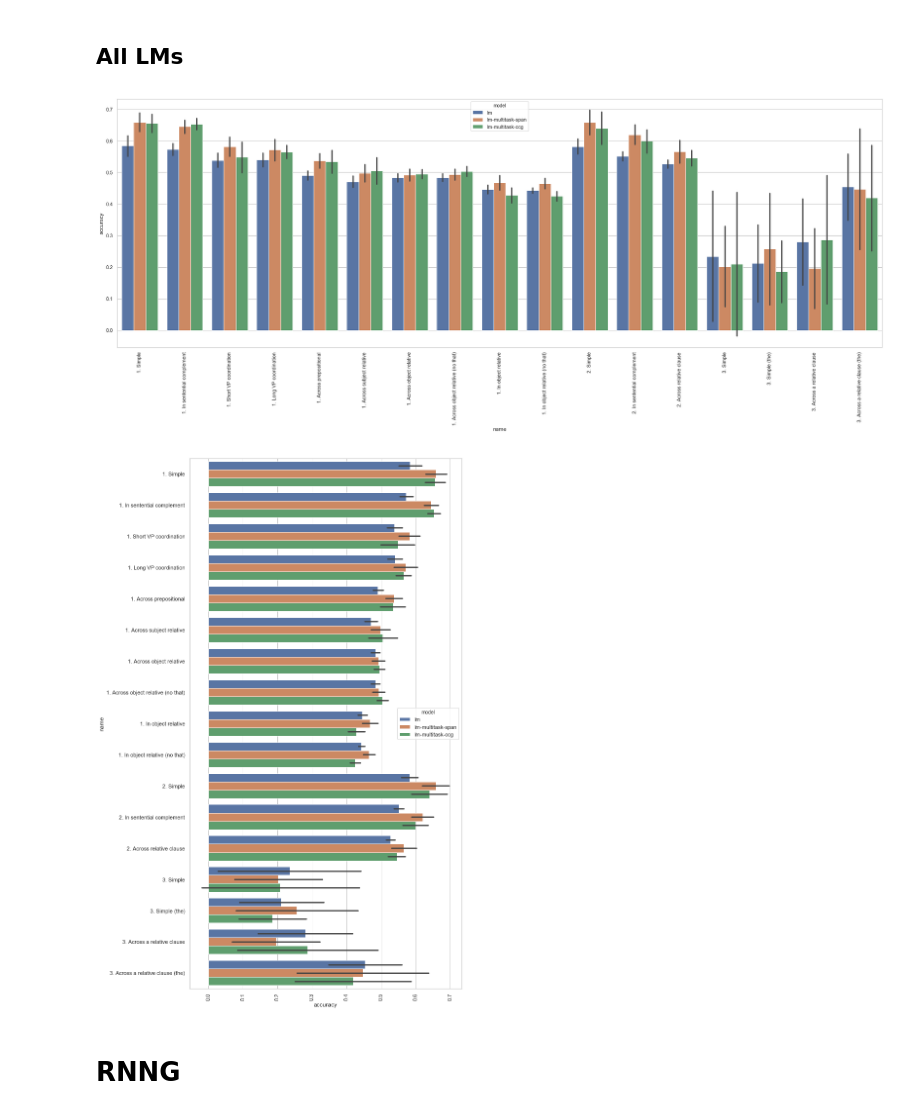
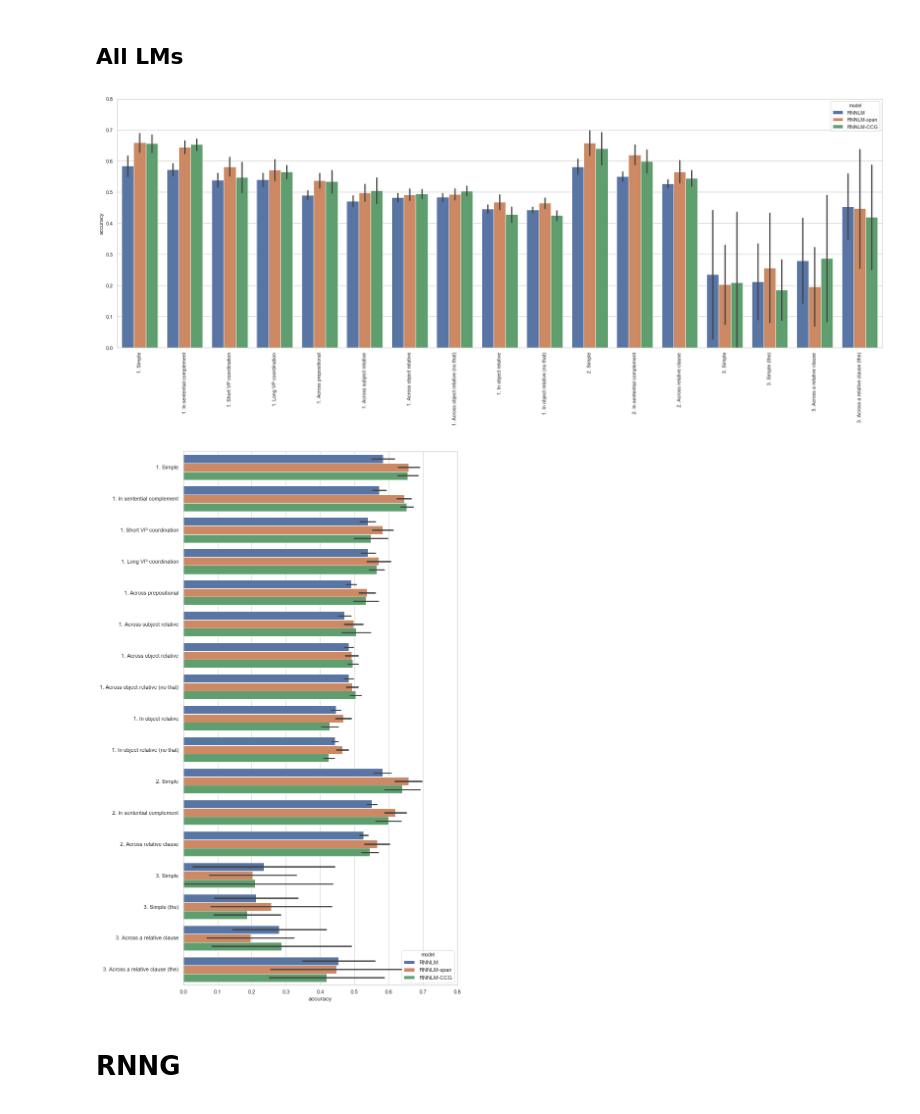
Before and after one commit to daandouwe/Thesis, a Jupyter notebook: notebooks/show-syneval-results-v2.ipynb, the cells around one changed output. Drawn from its saved outputs; the diff is of its cells as text; code cells hidden in the pictures.

Commit message:
Final plots.

```diff
--- a/notebooks/show-syneval-results-v2.ipynb
+++ b/notebooks/show-syneval-results-v2.ipynb
@@ -271,7 +272,7 @@ lm_dfs = [
     pd.read_csv(f'../models/{folder}/output/syneval_results.tsv', sep='\t')
     for folder in lm_folders
 ]
-lm_df = get_results_as_dataframe(lm_dfs, 'lm', rename_dict=NAME_DICT_FANCY)
+lm_df = get_results_as_dataframe(lm_dfs, 'RNNLM', rename_dict=NAME_DICT_FANCY)
 # %%
 fig, ax = plt.subplots(figsize=(15, 10))
 g = sns.barplot(
@@ -395,20 +394,23 @@ plt.savefig('figures/syneval/mulitask-lm-ccg_unk-no-unk.pdf', bbox_inches='tight
 # %%
 lm_both = pd.concat([lm_df, span_df, ccg_df])
 
 fig, ax = plt.subplots(figsize=(30, 10))
 g = sns.barplot(
     data=lm_both, x='name', y='accuracy', hue='model', ax=ax, order=FANCY, ci='sd')
 labels = plt.xticks(rotation=90)
+plt.ylim(0, 0.8)
+ax.set_xlabel('')
 plt.savefig('figures/syneval/lm-all.pdf', bbox_inches='tight')
 
 fig, ax = plt.subplots(figsize=(10, 20))
 g = sns.barplot(
     data=lm_both, y='name', x='accuracy', hue='model', ax=ax, order=FANCY, ci='sd')
-labels = plt.xticks(rotation=90)
+plt.xlim(0, 0.8)
+ax.set_ylabel('')
 plt.savefig('figures/syneval/lm-all-vertical.pdf', bbox_inches='tight')
 # %% [output]
-[figure, old version]
+[figure, new version]
-[figure, old version]
+[figure, new version]
 # %% [markdown]
 # RNNG
 # %%
```
Also changed, not shown: parts of 20 cells of this notebook, 23 other files.
